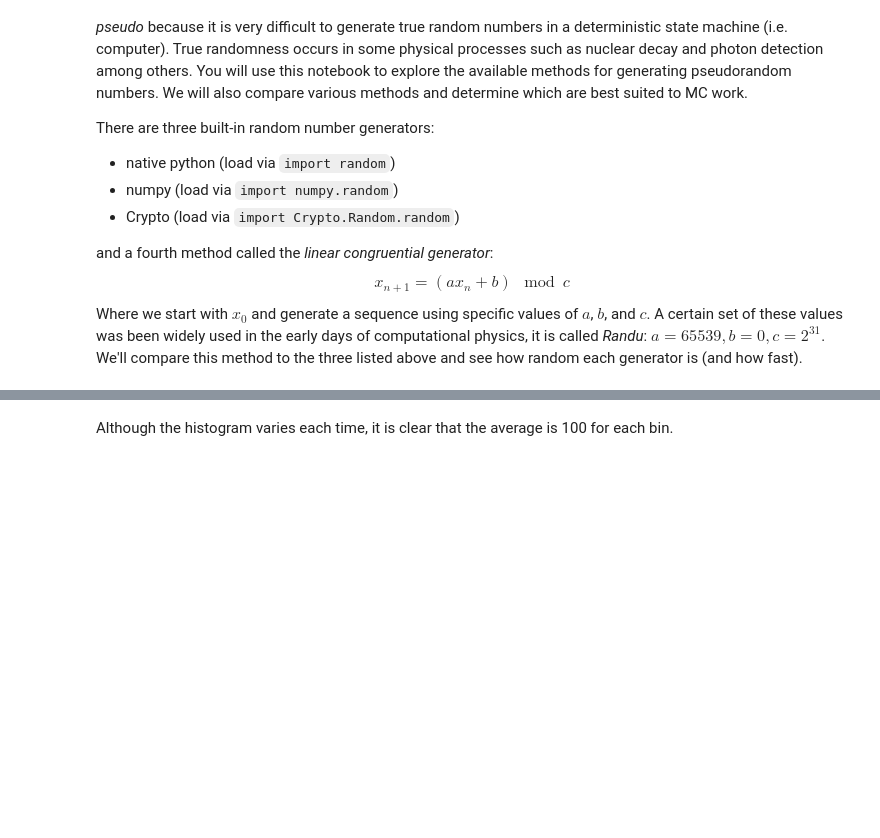
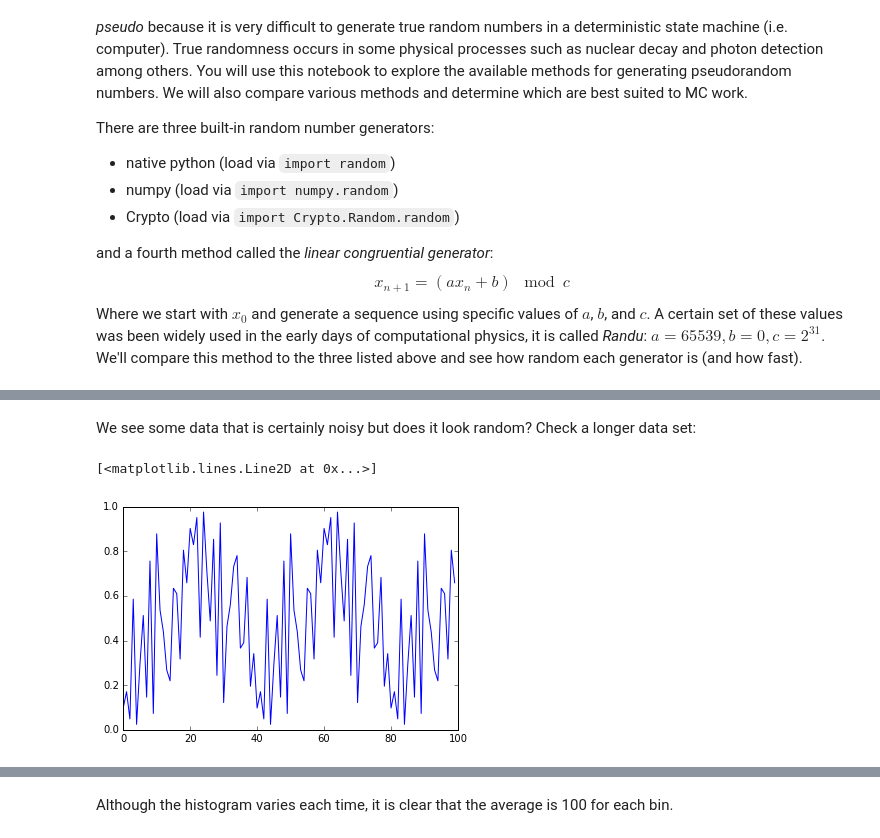
Before and after one commit to Physics325/Chapter6, a Jupyter notebook: PRNGs.ipynb, the cells around one changed output, grey strips where cells are left out. Saved outputs shown, nothing was run; the diff lists cells and outputs as text; code cells hidden in the pictures; blank space fills up the shorter version.

```diff
--- a/PRNGs.ipynb
+++ b/PRNGs.ipynb
@@ -15,0 +37,8 @@ import numpy as np
+# %% [markdown]
+We see some data that is certainly noisy but does it look random? Check a longer data set:
+# %%
+testdata = lcg(12,0,123,N=100)
+plt.plot(testdata)
+# %% [output]
+[<matplotlib.lines.Line2D at 0x...>]
+[figure, added]
```
Also changed, not shown: parts of 24 cells of this notebook.
